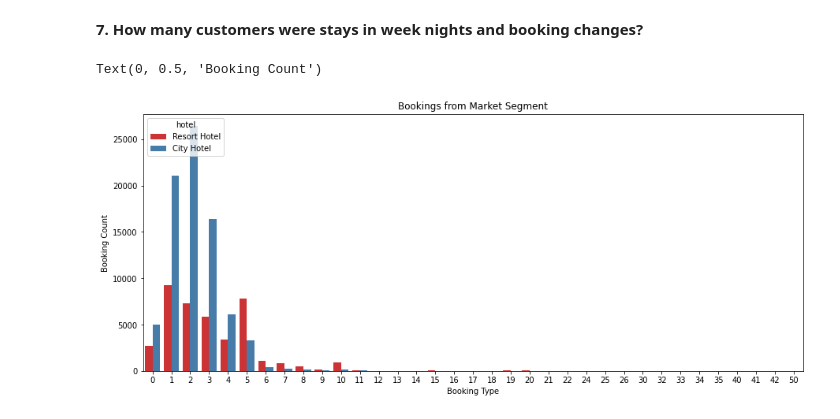
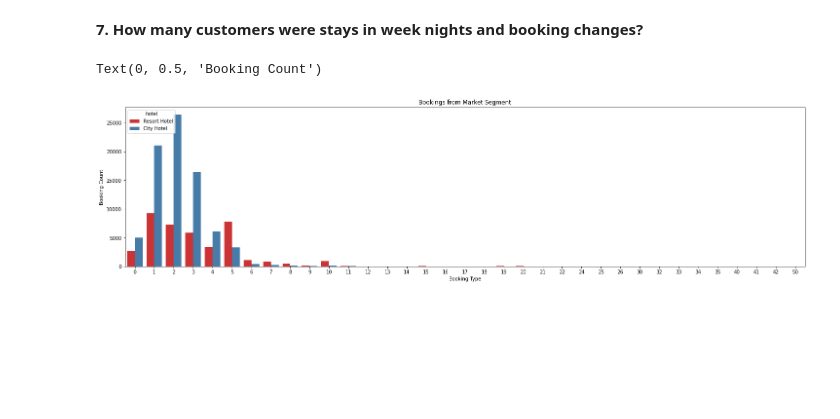
Before and after one commit to SharatKhote/Exploratory-Data-Analysis, a Jupyter notebook: Project_(Hotel_Bookins).ipynb, the cells around one changed output. Drawn from its saved outputs; the diff is of its cells as text; code cells hidden in the pictures; blank space fills up the shorter version.

```diff
--- a/Project_(Hotel_Bookins).ipynb
+++ b/Project_(Hotel_Bookins).ipynb
@@ -151,12 +185,13 @@ Text(0, 0.5, 'Booking Count')
 # %% [markdown]
 **7. How many customers were stays in week nights and booking changes?**
 # %%
-plt.figure(figsize=(15,6))
-sns.countplot(data = hotel_data, x= 'stays_in_week_nights', hue = 'hotel', palette= 'Set1')
+sorted_values=hotel_data.sort_values(by= ['stays_in_week_nights','booking_changes'])
+plt.figure(figsize=(25,6))
+sns.countplot(data = sorted_values, x= 'stays_in_week_nights', hue = 'hotel', palette= 'Set1')
 
 plt.title ('Bookings from Market Segment')
 plt.xlabel("Booking Type")
 plt.ylabel('Booking Count')
 # %% [output]
 Text(0, 0.5, 'Booking Count')
-[figure, old version]
+[figure, new version]
```
Also changed, not shown: parts of 24 cells of this notebook.
